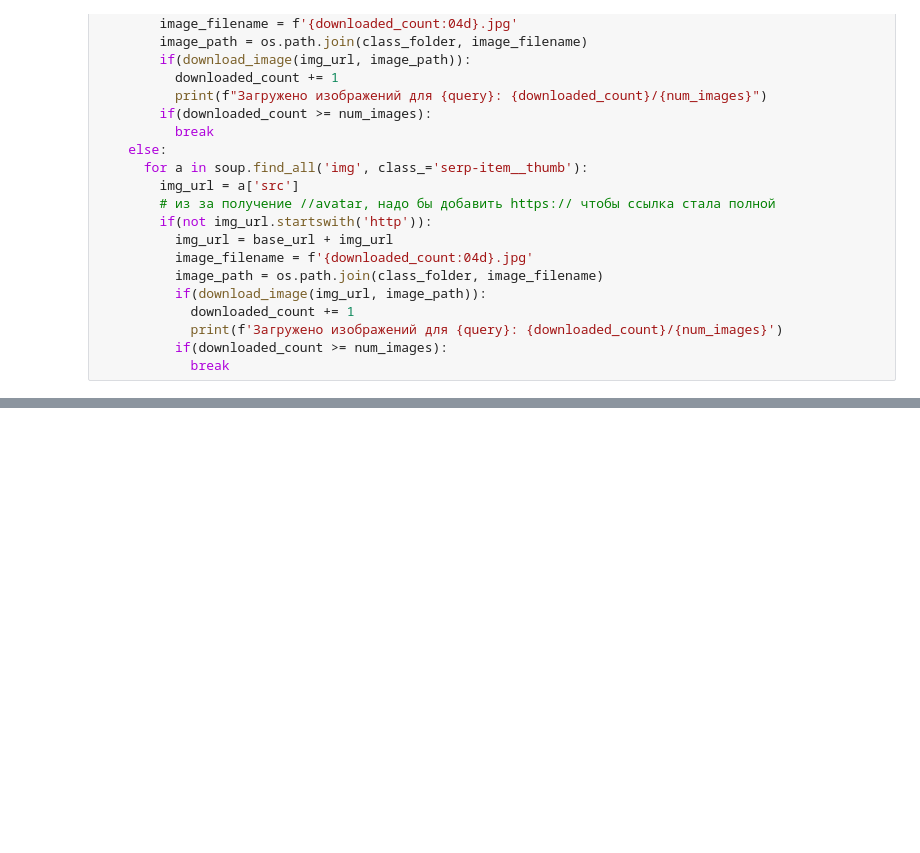
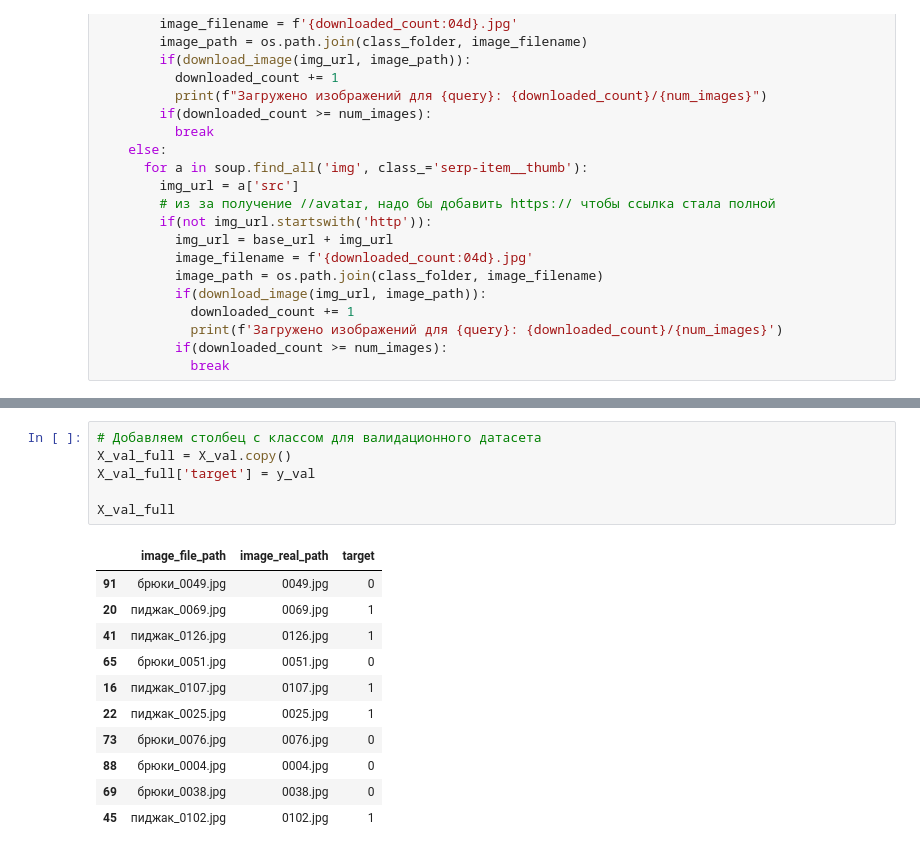
Before and after one commit to SotGE/innopolis2023, a Jupyter notebook: lesson14/lesson14.ipynb, the cells around one changed output, grey strips where cells are left out. Drawn from its saved outputs; the diff is of its cells as text; blank space fills up the shorter version.

```diff
--- a/lesson14/lesson14.ipynb
+++ b/lesson14/lesson14.ipynb
@@ -167,0 +357,18 @@ download_images(DIR_NAME_class02, num_images=200, mini_images=True)
+# %%
+# Добавляем столбец с классом для валидационного датасета
+X_val_full = X_val.copy()
+X_val_full['target'] = y_val
+
+X_val_full
+# %% [output]
+|  | image_file_path | image_real_path | target |
+| 91 | брюки_0049.jpg | 0049.jpg | 0 |
+| 20 | пиджак_0069.jpg | 0069.jpg | 1 |
+| 41 | пиджак_0126.jpg | 0126.jpg | 1 |
+| 65 | брюки_0051.jpg | 0051.jpg | 0 |
+| 16 | пиджак_0107.jpg | 0107.jpg | 1 |
+| 22 | пиджак_0025.jpg | 0025.jpg | 1 |
+| 73 | брюки_0076.jpg | 0076.jpg | 0 |
+| 88 | брюки_0004.jpg | 0004.jpg | 0 |
+| 69 | брюки_0038.jpg | 0038.jpg | 0 |
+| 45 | пиджак_0102.jpg | 0102.jpg | 1 |
```
Also changed, not shown: parts of 38 cells of this notebook, 1 other file.
